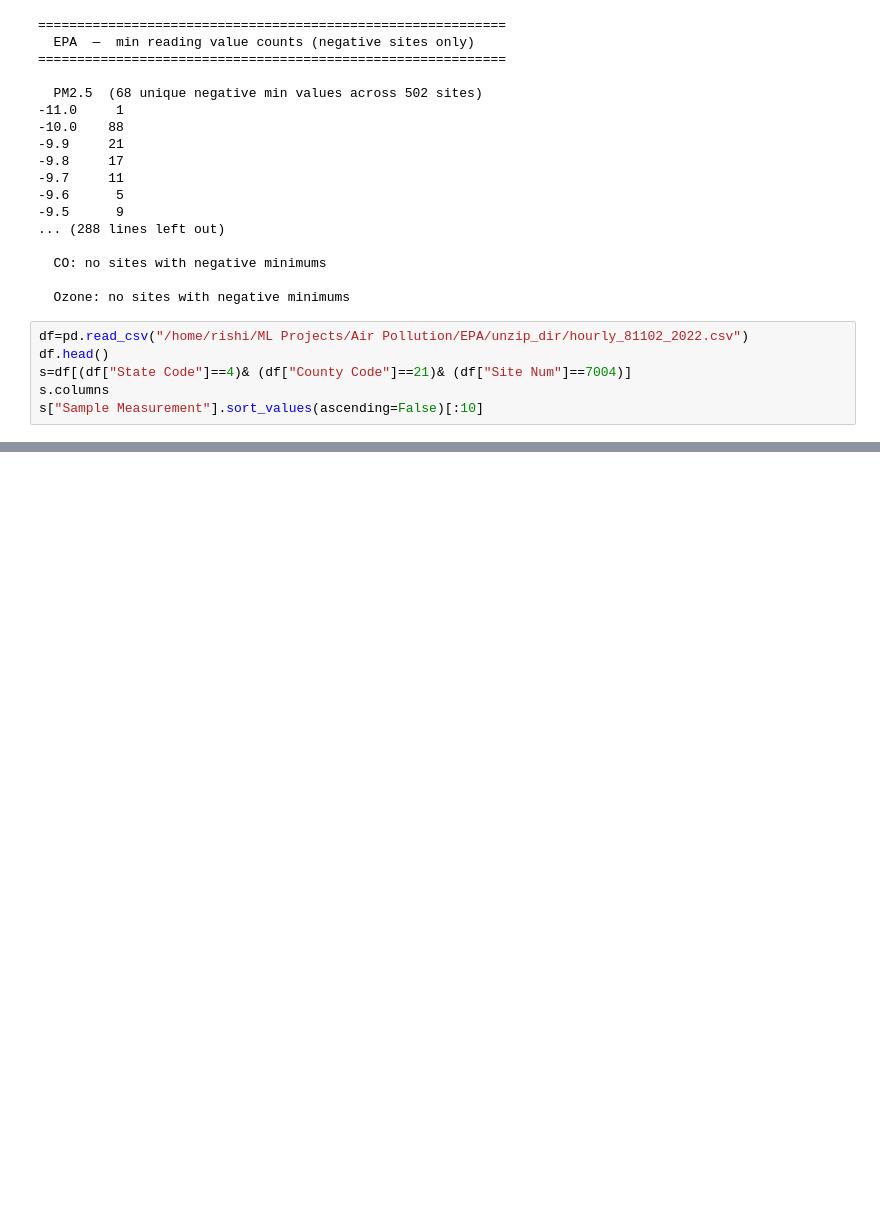
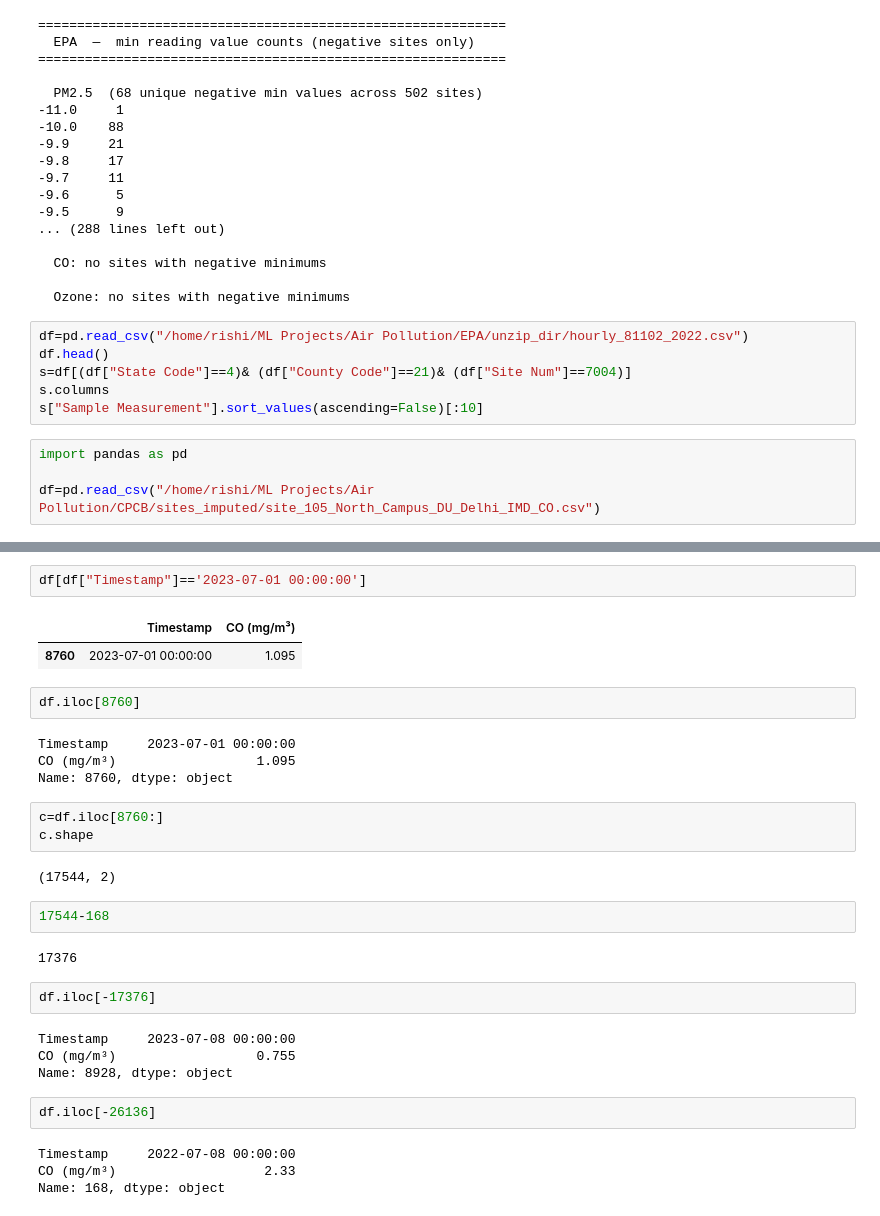
Before and after one commit to Rishi-Bharadwaj/Air-Pollution-Time-Series, a Jupyter notebook: temp.ipynb, the cells around one changed output, grey strips where cells are left out. Drawn from its saved outputs; the diff is of its cells as text; blank space fills up the shorter version.

```diff
--- a/temp.ipynb
+++ b/temp.ipynb
@@ -277,3 +277,7 @@ df.head()
 s=df[(df["State Code"]==4)& (df["County Code"]==21)& (df["Site Num"]==7004)]
 s.columns
 s["Sample Measurement"].sort_values(ascending=False)[:10]
+# %%
+import pandas as pd
+
+df=pd.read_csv("/home/rishi/ML Projects/Air Pollution/CPCB/sites_imputed/site_105_North_Campus_DU_Delhi_IMD_CO.csv")
@@ -279,0 +298,32 @@ s["Sample Measurement"].sort_values(ascending=False)[:10]
+# %%
+df[df["Timestamp"]=='2023-07-01 00:00:00']
+# %% [output]
+|  | Timestamp | CO (mg/m³) |
+| 8760 | 2023-07-01 00:00:00 | 1.095 |
+# %%
+df.iloc[8760]
+# %% [output]
+Timestamp     2023-07-01 00:00:00
+CO (mg/m³)                  1.095
+Name: 8760, dtype: object
+# %%
+c=df.iloc[8760:]
+c.shape
+# %% [output]
+(17544, 2)
+# %%
+17544-168
+# %% [output]
+17376
+# %%
+df.iloc[-17376]
+# %% [output]
+Timestamp     2023-07-08 00:00:00
+CO (mg/m³)                  0.755
+Name: 8928, dtype: object
+# %%
+df.iloc[-26136]
+# %% [output]
+Timestamp     2022-07-08 00:00:00
+CO (mg/m³)                   2.33
+Name: 168, dtype: object
```
Also changed, not shown: parts of 4 cells of this notebook, 6 other files.
